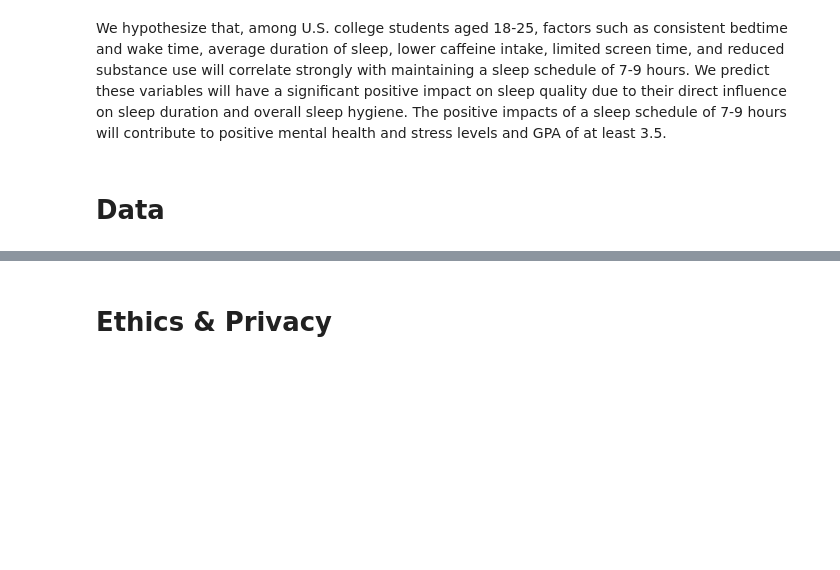
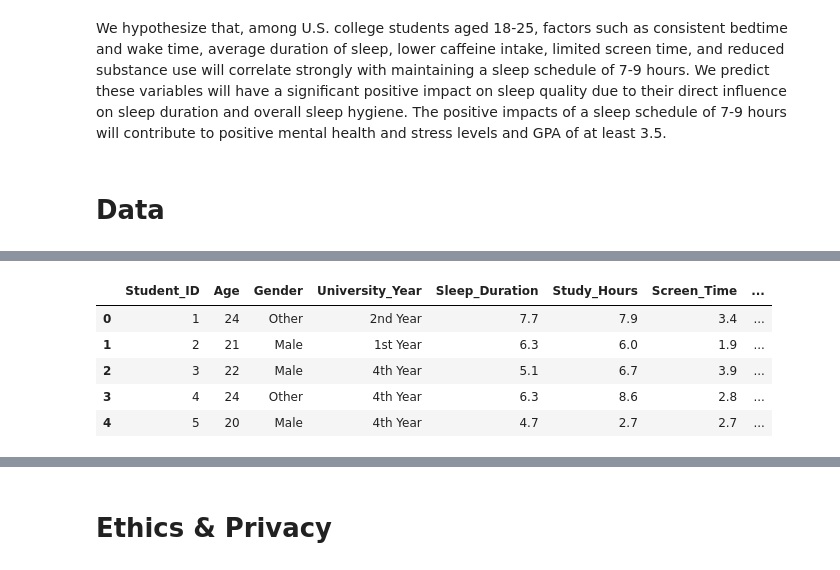
Before and after one commit to keshuvv/Data-Driven-Analysis-of-College-Students-Sleep-Pattern, a Jupyter notebook: DataCheckpoint_Group116-FA24.ipynb, the cells around one changed output, grey strips where cells are left out. Cells and saved outputs as stored; diff of their text form; code cells hidden in the pictures; blank space fills up the shorter version.

```diff
--- a/DataCheckpoint_Group116-FA24.ipynb
+++ b/DataCheckpoint_Group116-FA24.ipynb
@@ -102,0 +194,3 @@ We hypothesize that, among U.S. college students aged 18-25, factors such as con
+# %%
+# load in data
+sleep_data = pd.read_csv('https://docs.google.com/spreadsheets/d/e/2PACX-1vQRUIlfM1na4PQQAaXLBWv7uoF_opKHsJs_a0spgsqEQC2_HPWvYjt2bOJ2sxIAMA9rIsqGJcDtTGA5/pub?output=csv')
@@ -102,0 +217,9 @@ We hypothesize that, among U.S. college students aged 18-25, factors such as con
+# %%
+sleep_data.head()
+# %% [output]
+|  | Student_ID | Age | Gender | University_Year | Sleep_Duration | Study_Hours | Screen_Time | ... |
+| 0 | 1 | 24 | Other | 2nd Year | 7.7 | 7.9 | 3.4 | ... |
+| 1 | 2 | 21 | Male | 1st Year | 6.3 | 6.0 | 1.9 | ... |
+| 2 | 3 | 22 | Male | 4th Year | 5.1 | 6.7 | 3.9 | ... |
+| 3 | 4 | 24 | Other | 4th Year | 6.3 | 8.6 | 2.8 | ... |
+| 4 | 5 | 20 | Male | 4th Year | 4.7 | 2.7 | 2.7 | ... |
```
Also changed, not shown: parts of 25 cells of this notebook.
